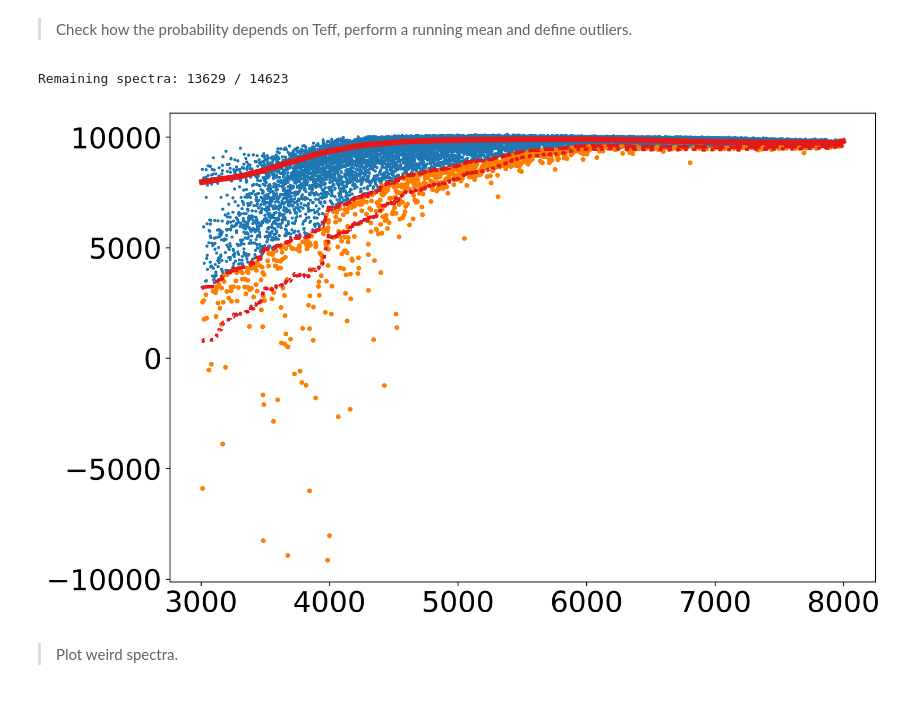
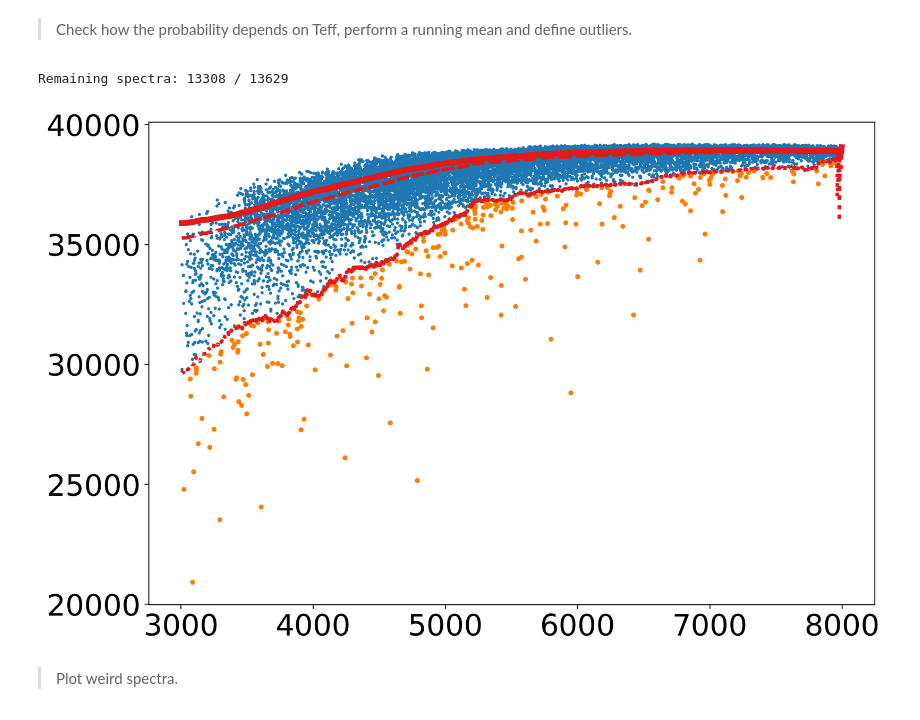
Before and after one commit to tingyuansen/Spectral_Cleaner, a Jupyter notebook: tutorial.ipynb, the cells around one changed output. Drawn from its saved outputs; the diff is of its cells as text; code cells hidden in the pictures.

```diff
--- a/tutorial.ipynb
+++ b/tutorial.ipynb
@@ -109,13 +109,13 @@ class RealNVP(nn.Module):
 
 #==================================================================================
 # restore models
-flow = torch.load("flow_1400.pt", map_location=lambda storage, loc: storage); # load in cpu
+flow = torch.load("flow_final.pt", map_location=lambda storage, loc: storage); # load in cpu
 flow.eval();
 # %% [markdown]
 > Check training vs. validation to make sure the density estimator is well determined.
 # %%
 # restore training data
-temp = np.load("mock_all_spectra_no_noise_resample_prior_large.npz")
+temp = np.load("mock_all_spectra_no_noise_resample_prior_large_clean.npz")
 spectra = temp["spectra"] # num_spectra, num_pixel
 labels = temp["labels"] # num_labels, num_spectra
 wavelength = temp["wavelength"]
@@ -153,29 +153,29 @@ labels = labels[:,ind_sort]
 # %%
 # plot results
 teff = labels[0,:]
 plt.scatter(teff, log_prob_x, s=3)
 
 # running mean of log prob as a function of teff
 low_1sigma = np.array([np.percentile(log_prob_x[i:i+2000], 35.2) for i in range(log_prob_x.size)])
 median_log_prob = np.array([np.median(log_prob_x[i:i+2000]) for i in range(log_prob_x.size)])
 
 plt.plot(teff, median_log_prob, color=cb2[3], lw=5)
-plt.plot(teff, median_log_prob - 1*(median_log_prob-low_log_prob), color=cb2[3], lw=3, ls="--")
-plt.plot(teff, median_log_prob - 1.5*(median_log_prob-low_log_prob), color=cb2[3], lw=3, ls=":")
+plt.plot(teff, median_log_prob - 1*(median_log_prob-low_1sigma), color=cb2[3], lw=3, ls="--")
+plt.plot(teff, median_log_prob - 10*(median_log_prob-low_1sigma), color=cb2[3], lw=3, ls=":")
 
 #--------------------------------------------------------------------------------------------------
 # define outliers
-sigma_cut = 1.
-ind_outliers = log_prob_x < (median_log_prob - sigma_cut*(median_log_prob-low_log_prob))
-ind_inside = log_prob_x >= (median_log_prob - sigma_cut*(median_log_prob-low_log_prob))
+sigma_cut = 10.
+ind_outliers = log_prob_x < (median_log_prob - sigma_cut*(median_log_prob-low_1sigma))
+ind_inside = log_prob_x >= (median_log_prob - sigma_cut*(median_log_prob-low_1sigma))
 
 # plot results
 plt.scatter(teff[ind_outliers], log_prob_x[ind_outliers], color=cb2[1], s=10)
 
 print("Remaining spectra:", np.sum(ind_inside), "/", spectra.shape[0])
 # %% [output]
-Remaining spectra: 13629 / 14623
+Remaining spectra: 13308 / 13629
-[figure, old version]
+[figure, new version]
 # %%
 # save training set excluding the training set
 np.savez("mock_all_spectra_no_noise_resample_prior_large_clean.npz",\
```
Also changed, not shown: parts of 4 cells of this notebook.
